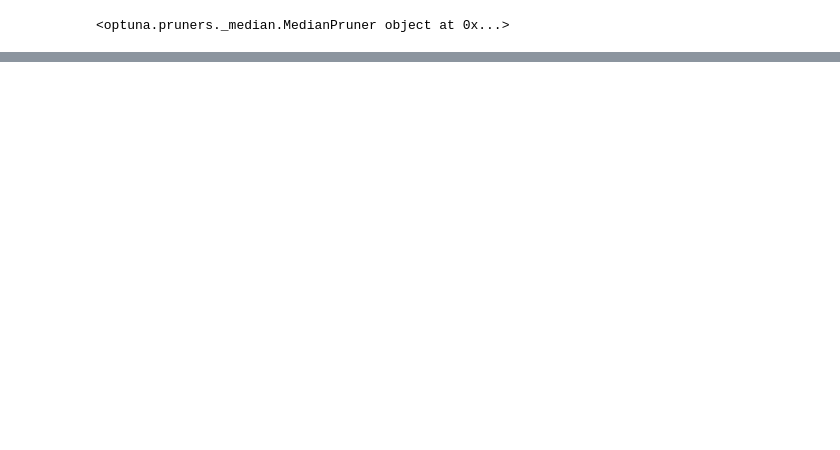
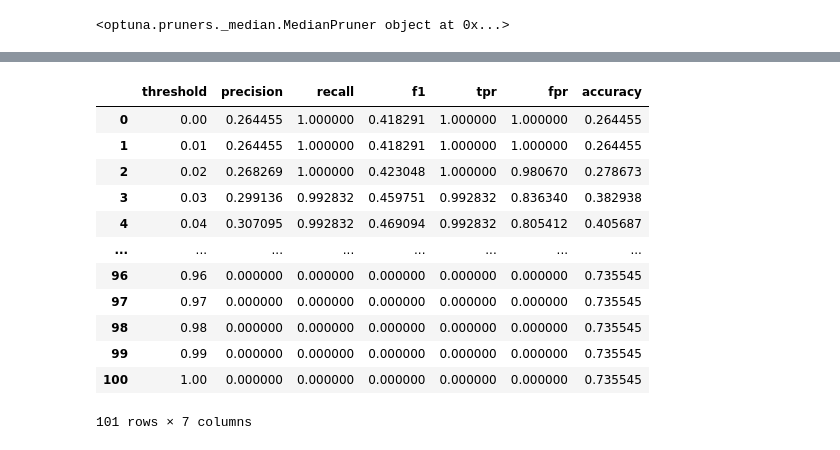
Before and after one commit to shafayetShafee/telco-customer-churn-mlops, a Jupyter notebook: notebooks/nodes-check.ipynb, the cells around one changed output, grey strips where cells are left out. Saved outputs shown, nothing was run; the diff lists cells and outputs as text; code cells hidden in the pictures; blank space fills up the shorter version.

Commit message:
feat: added calibration nodes in the pipeline

```diff
--- a/notebooks/nodes-check.ipynb
+++ b/notebooks/nodes-check.ipynb
@@ -15,4 +15,5 @@
 X_train = catalog.load("X_train")
 X_calib = catalog.load("X_calib")
 X_test = catalog.load("X_test")
+y_calib = catalog.load('y_calib')
 # %% [output]
@@ -62,3 +50,5 @@ ops.study_.pruner
 # %% [output]
 [interactive output not drawn]
 <optuna.pruners._median.MedianPruner object at 0x...>
+# %%
+calib_model = catalog.load('calibrated_model')
@@ -64,0 +146,3 @@ ops.study_.pruner
+# %%
+_evaluate_thresholds(calib_model, X_calib, y_calib)
+# %% [output]
@@ -64,0 +150,13 @@ ops.study_.pruner
+|  | threshold | precision | recall | f1 | tpr | fpr | accuracy |
+| 0 | 0.00 | 0.264455 | 1.000000 | 0.418291 | 1.000000 | 1.000000 | 0.264455 |
+| 1 | 0.01 | 0.264455 | 1.000000 | 0.418291 | 1.000000 | 1.000000 | 0.264455 |
+| 2 | 0.02 | 0.268269 | 1.000000 | 0.423048 | 1.000000 | 0.980670 | 0.278673 |
+| 3 | 0.03 | 0.299136 | 0.992832 | 0.459751 | 0.992832 | 0.836340 | 0.382938 |
+| 4 | 0.04 | 0.307095 | 0.992832 | 0.469094 | 0.992832 | 0.805412 | 0.405687 |
+| ... | ... | ... | ... | ... | ... | ... | ... |
+| 96 | 0.96 | 0.000000 | 0.000000 | 0.000000 | 0.000000 | 0.000000 | 0.735545 |
+| 97 | 0.97 | 0.000000 | 0.000000 | 0.000000 | 0.000000 | 0.000000 | 0.735545 |
+| 98 | 0.98 | 0.000000 | 0.000000 | 0.000000 | 0.000000 | 0.000000 | 0.735545 |
+| 99 | 0.99 | 0.000000 | 0.000000 | 0.000000 | 0.000000 | 0.000000 | 0.735545 |
+| 100 | 1.00 | 0.000000 | 0.000000 | 0.000000 | 0.000000 | 0.000000 | 0.735545 |
+101 rows × 7 columns
```
Also changed, not shown: parts of 16 cells of this notebook, 6 other files.
